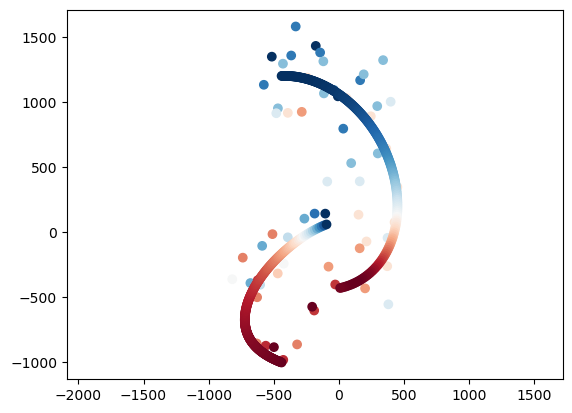
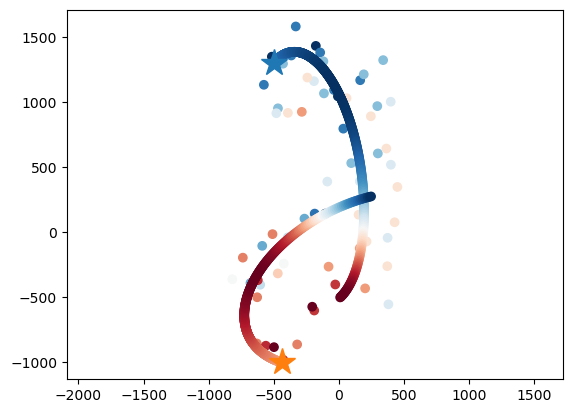
The notebook cell's code change between the first figure and the second:
--- before
+++ after
@@ -14,4 +14,7 @@
 plt.scatter(traj_north_x, traj_north_y, c=traj_north_v,cmap="RdBu_r")
 
-n_stop_south=220
+n_stop_south=-1
 plt.scatter(traj_south_x[:n_stop_south], traj_south_y[:n_stop_south], c=traj_south_v[:n_stop_south],cmap="RdBu_r")
+
+plt.plot(-500,1300,marker="*",markersize=20)
+plt.plot(-440,-1000,marker="*",markersize=20)

Commit: optimized model termination; Update j calculation.